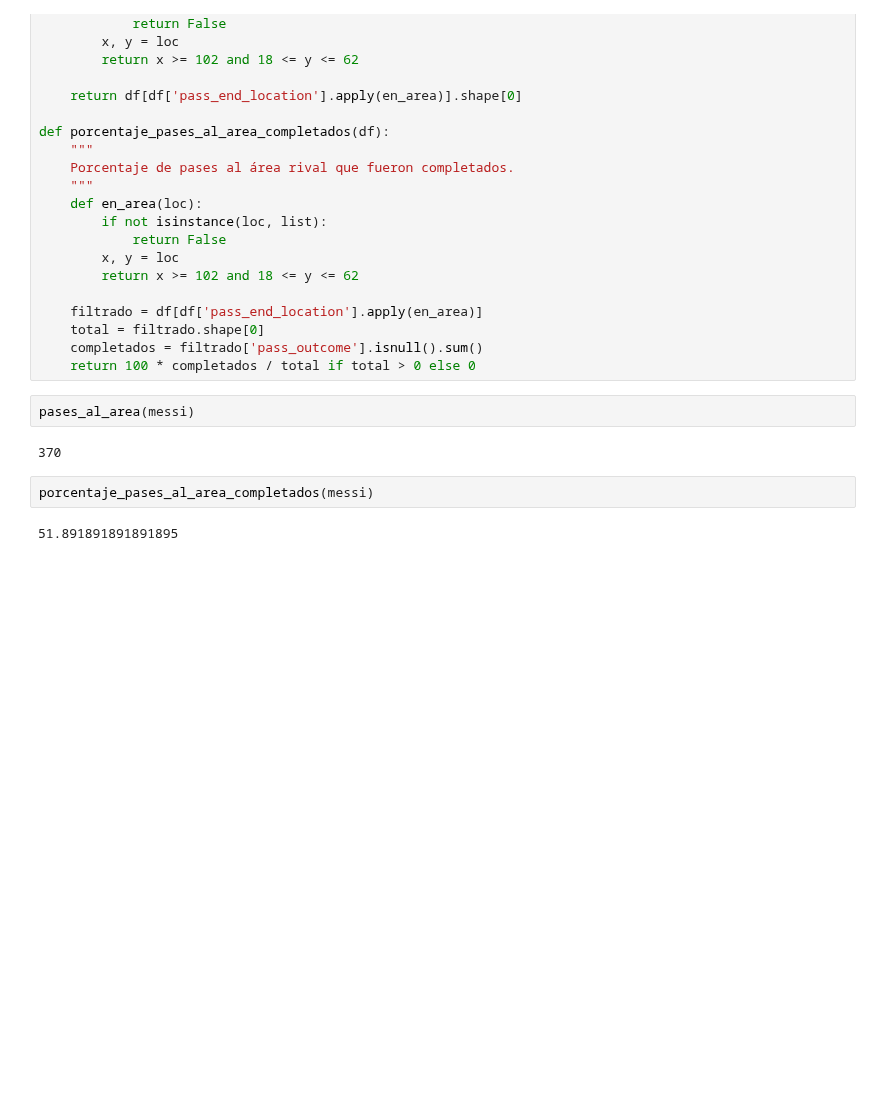
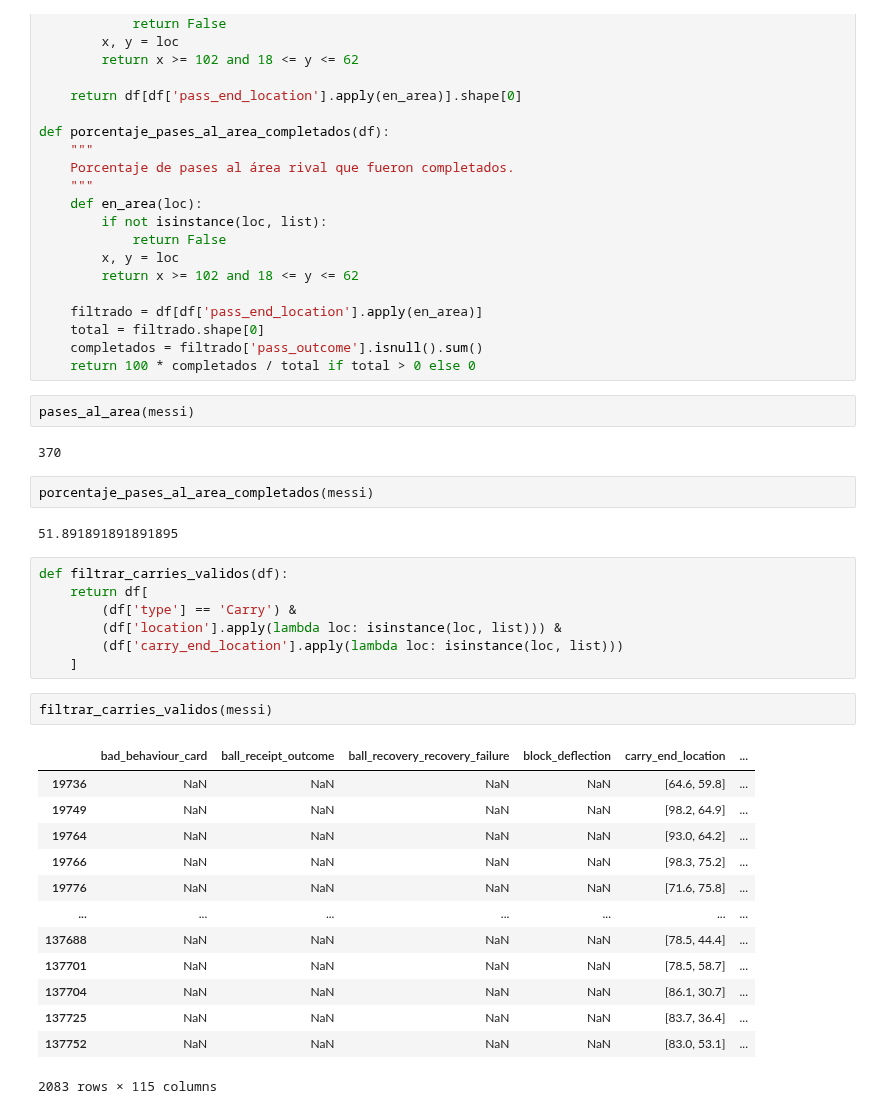
Before and after one commit to Germiprogramer/TFG-Agente-de-Scouting, a Jupyter notebook: funciones.ipynb, the cells around one changed output. Cells and saved outputs as stored; diff of their text form; blank space fills up the shorter version.

```diff
--- a/funciones.ipynb
+++ b/funciones.ipynb
@@ -1015,3 +1000,26 @@ pases_al_area(messi)
 porcentaje_pases_al_area_completados(messi)
 # %% [output]
 51.891891891891895
+# %%
+def filtrar_carries_validos(df):
+    return df[
+        (df['type'] == 'Carry') &
+        (df['location'].apply(lambda loc: isinstance(loc, list))) &
+        (df['carry_end_location'].apply(lambda loc: isinstance(loc, list)))
+    ]
+# %%
+filtrar_carries_validos(messi)
+# %% [output]
+|  | bad_behaviour_card | ball_receipt_outcome | ball_recovery_recovery_failure | block_deflection | carry_end_location | ... |
+| 19736 | NaN | NaN | NaN | NaN | [64.6, 59.8] | ... |
+| 19749 | NaN | NaN | NaN | NaN | [98.2, 64.9] | ... |
+| 19764 | NaN | NaN | NaN | NaN | [93.0, 64.2] | ... |
+| 19766 | NaN | NaN | NaN | NaN | [98.3, 75.2] | ... |
+| 19776 | NaN | NaN | NaN | NaN | [71.6, 75.8] | ... |
+| ... | ... | ... | ... | ... | ... | ... |
+| 137688 | NaN | NaN | NaN | NaN | [78.5, 44.4] | ... |
+| 137701 | NaN | NaN | NaN | NaN | [78.5, 58.7] | ... |
+| 137704 | NaN | NaN | NaN | NaN | [86.1, 30.7] | ... |
+| 137725 | NaN | NaN | NaN | NaN | [83.7, 36.4] | ... |
+| 137752 | NaN | NaN | NaN | NaN | [83.0, 53.1] | ... |
+2083 rows × 115 columns
```
Also changed, not shown: parts of 10 cells of this notebook, 2 other files.
